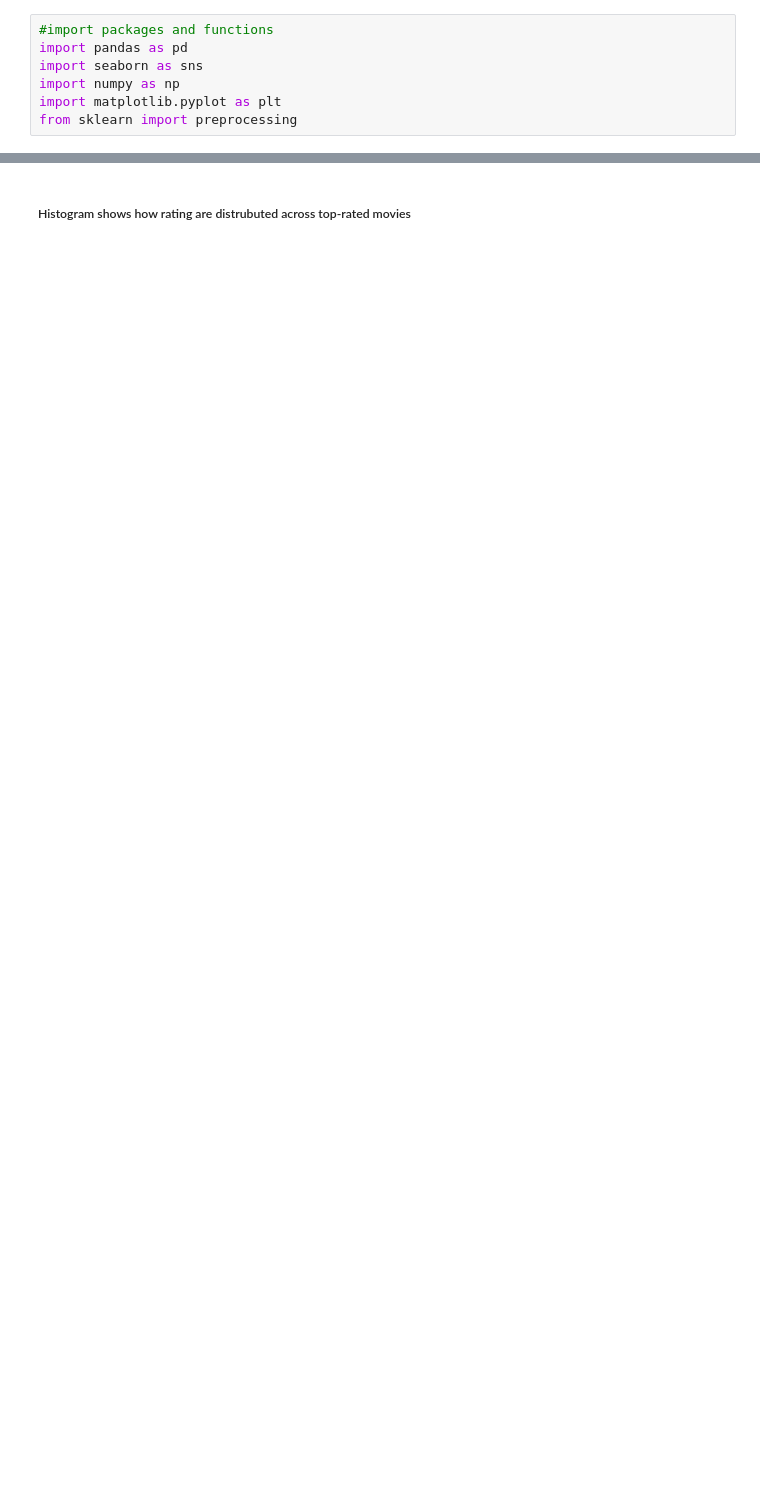
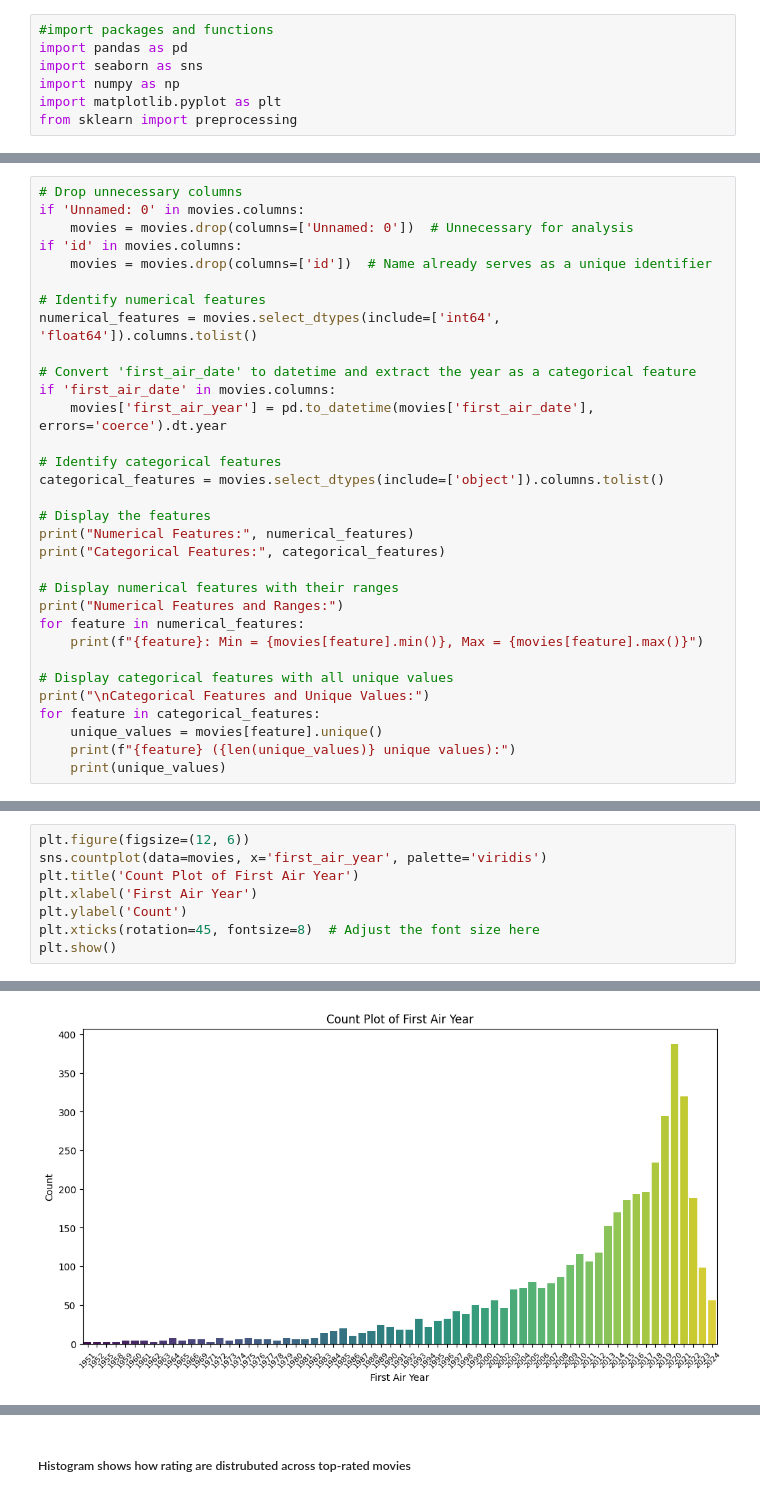
Before and after one commit to slothnojutsu/tripletreat, a Jupyter notebook: Exploration.ipynb, the cells around one changed output, grey strips where cells are left out. Drawn from its saved outputs; the diff is of its cells as text; blank space fills up the shorter version.

```diff
--- a/Exploration.ipynb
+++ b/Exploration.ipynb
@@ -146,0 +52,32 @@ imdb.describe(include="all")
+# %%
+# Drop unnecessary columns
+if 'Unnamed: 0' in movies.columns:
+    movies = movies.drop(columns=['Unnamed: 0'])  # Unnecessary for analysis
+if 'id' in movies.columns:
+    movies = movies.drop(columns=['id'])  # Name already serves as a unique identifier
+
+# Identify numerical features
+numerical_features = movies.select_dtypes(include=['int64', 'float64']).columns.tolist()
+
+# Convert 'first_air_date' to datetime and extract the year as a categorical feature
+if 'first_air_date' in movies.columns:
+    movies['first_air_year'] = pd.to_datetime(movies['first_air_date'], errors='coerce').dt.year
+
+# Identify categorical features
+categorical_features = movies.select_dtypes(include=['object']).columns.tolist()
+
+# Display the features
+print("Numerical Features:", numerical_features)
+print("Categorical Features:", categorical_features)
+
+# Display numerical features with their ranges
+print("Numerical Features and Ranges:")
+for feature in numerical_features:
+    print(f"{feature}: Min = {movies[feature].min()}, Max = {movies[feature].max()}")
+
+# Display categorical features with all unique values
+print("\nCategorical Features and Unique Values:")
+for feature in categorical_features:
+    unique_values = movies[feature].unique()
+    print(f"{feature} ({len(unique_values)} unique values):")
+    print(unique_values)
@@ -146,0 +137,9 @@ imdb.describe(include="all")
+# %%
+plt.figure(figsize=(12, 6))
+sns.countplot(data=movies, x='first_air_year', palette='viridis')
+plt.title('Count Plot of First Air Year')
+plt.xlabel('First Air Year')
+plt.ylabel('Count')
+plt.xticks(rotation=45, fontsize=8)  # Adjust the font size here
+plt.show()
+# %% [output]
@@ -146,0 +149 @@ imdb.describe(include="all")
+[figure, added]
```
Also changed, not shown: parts of 87 cells of this notebook.
